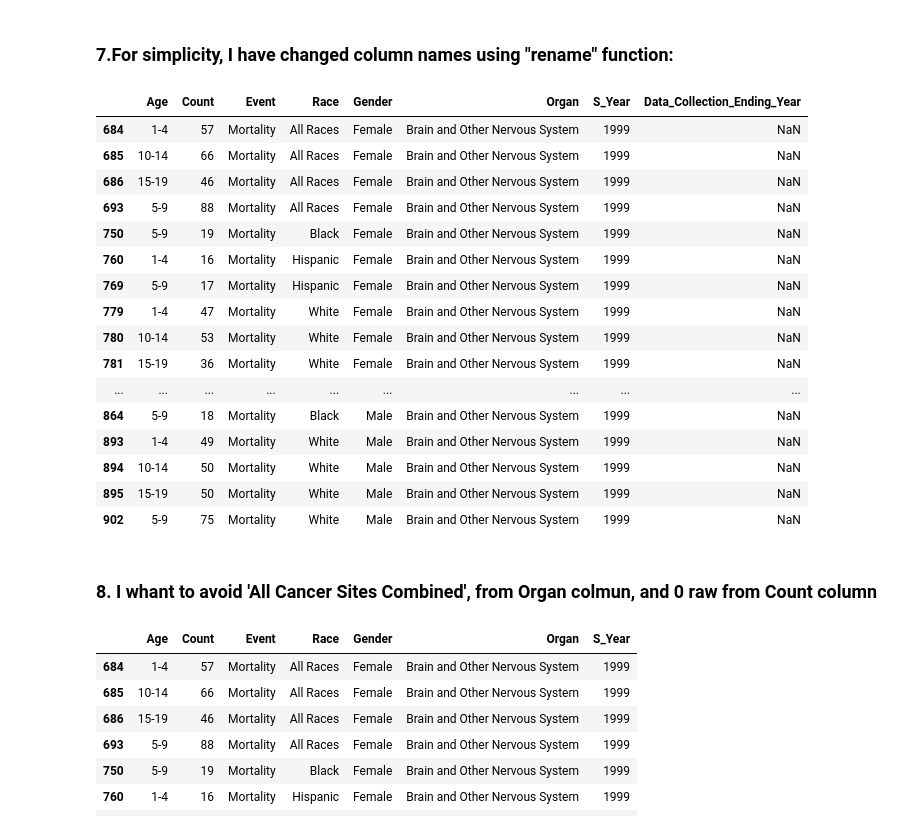
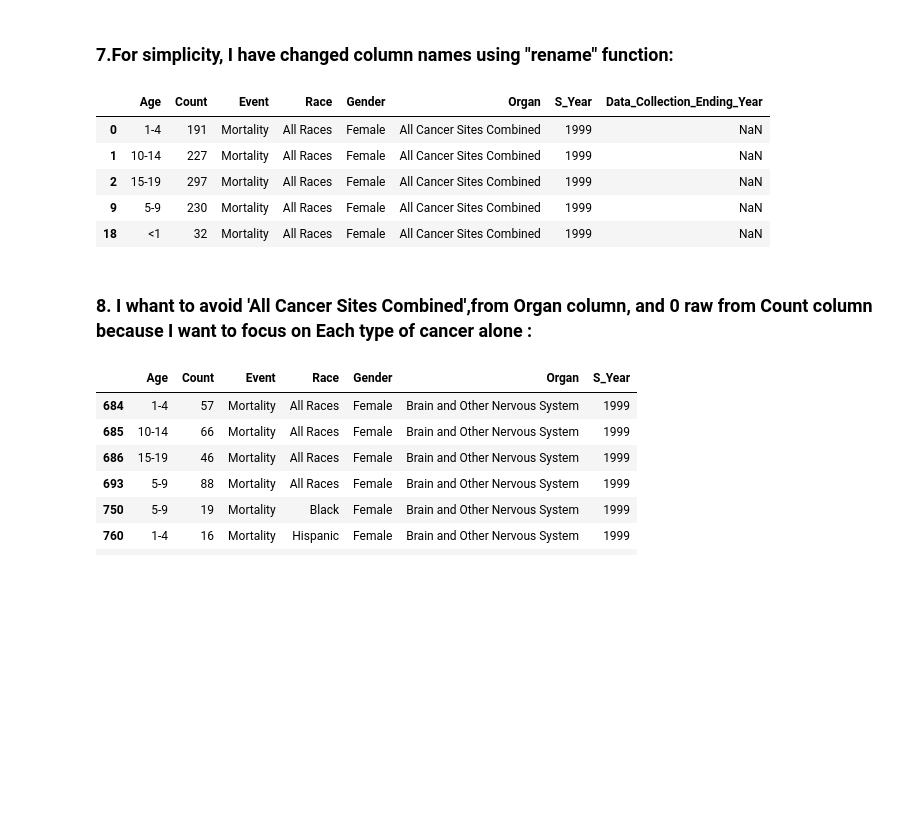
Before and after one commit to Reem0503101/Project, a Jupyter notebook: project-T5o6.ipynb, the cells around one changed output. Saved outputs shown, nothing was run; the diff lists cells and outputs as text; code cells hidden in the pictures; blank space fills up the shorter version.

```diff
--- a/project-T5o6.ipynb
+++ b/project-T5o6.ipynb
@@ -125,27 +136,16 @@ cancerDF= cancerDF.rename(columns = {'Age_Group':'Age','Count_of_People_Diagnose
                                 'Data_Collection_Starting_Year':'S_Year',
                                   'Cancer_Frequency_Based_on_Race_And_Ethnicity':'Race'  })
 # %%
-cancerDF.head(20)
+cancerDF.head(5)
 # %% [output]
 |  | Age | Count | Event | Race | Gender | Organ | S_Year | Data_Collection_Ending_Year |
-| 684 | 1-4 | 57 | Mortality | All Races | Female | Brain and Other Nervous System | 1999 | NaN |
-| 685 | 10-14 | 66 | Mortality | All Races | Female | Brain and Other Nervous System | 1999 | NaN |
-| 686 | 15-19 | 46 | Mortality | All Races | Female | Brain and Other Nervous System | 1999 | NaN |
-| 693 | 5-9 | 88 | Mortality | All Races | Female | Brain and Other Nervous System | 1999 | NaN |
-| 750 | 5-9 | 19 | Mortality | Black | Female | Brain and Other Nervous System | 1999 | NaN |
-| 760 | 1-4 | 16 | Mortality | Hispanic | Female | Brain and Other Nervous System | 1999 | NaN |
-| 769 | 5-9 | 17 | Mortality | Hispanic | Female | Brain and Other Nervous System | 1999 | NaN |
-| 779 | 1-4 | 47 | Mortality | White | Female | Brain and Other Nervous System | 1999 | NaN |
-| 780 | 10-14 | 53 | Mortality | White | Female | Brain and Other Nervous System | 1999 | NaN |
-| 781 | 15-19 | 36 | Mortality | White | Female | Brain and Other Nervous System | 1999 | NaN |
-| ... | ... | ... | ... | ... | ... | ... | ... | ... |
-| 864 | 5-9 | 18 | Mortality | Black | Male | Brain and Other Nervous System | 1999 | NaN |
-| 893 | 1-4 | 49 | Mortality | White | Male | Brain and Other Nervous System | 1999 | NaN |
-| 894 | 10-14 | 50 | Mortality | White | Male | Brain and Other Nervous System | 1999 | NaN |
-| 895 | 15-19 | 50 | Mortality | White | Male | Brain and Other Nervous System | 1999 | NaN |
-| 902 | 5-9 | 75 | Mortality | White | Male | Brain and Other Nervous System | 1999 | NaN |
+| 0 | 1-4 | 191 | Mortality | All Races | Female | All Cancer Sites Combined | 1999 | NaN |
+| 1 | 10-14 | 227 | Mortality | All Races | Female | All Cancer Sites Combined | 1999 | NaN |
+| 2 | 15-19 | 297 | Mortality | All Races | Female | All Cancer Sites Combined | 1999 | NaN |
+| 9 | 5-9 | 230 | Mortality | All Races | Female | All Cancer Sites Combined | 1999 | NaN |
+| 18 | <1 | 32 | Mortality | All Races | Female | All Cancer Sites Combined | 1999 | NaN |
 # %% [markdown]
-### 8. I whant to avoid 'All Cancer Sites Combined', from Organ colmun,  and 0 raw from Count column
+### 8. I whant to avoid 'All Cancer Sites Combined',from Organ column, and 0 raw from Count column because I want to focus on Each type of cancer alone :
 # %%
 cancerDF = cancerDF.drop(cancerDF.index[cancerDF['Organ'] == 'All Cancer Sites Combined'])
 cancerDF = cancerDF.drop(cancerDF.index[cancerDF['Count'] == 0])
```
Also changed, not shown: parts of 31 cells of this notebook.
